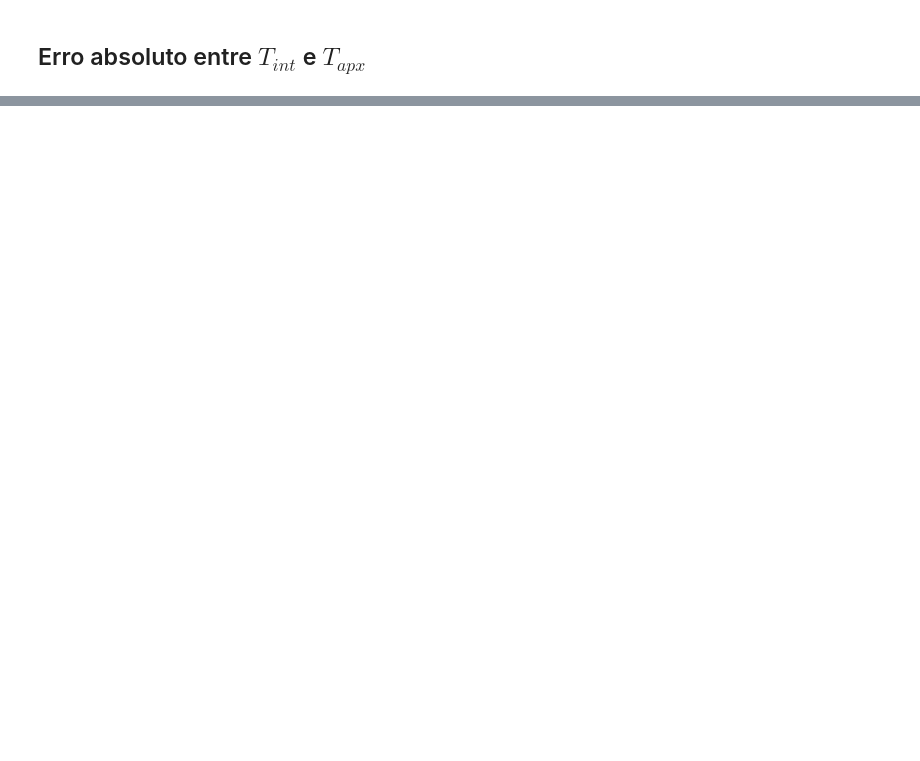
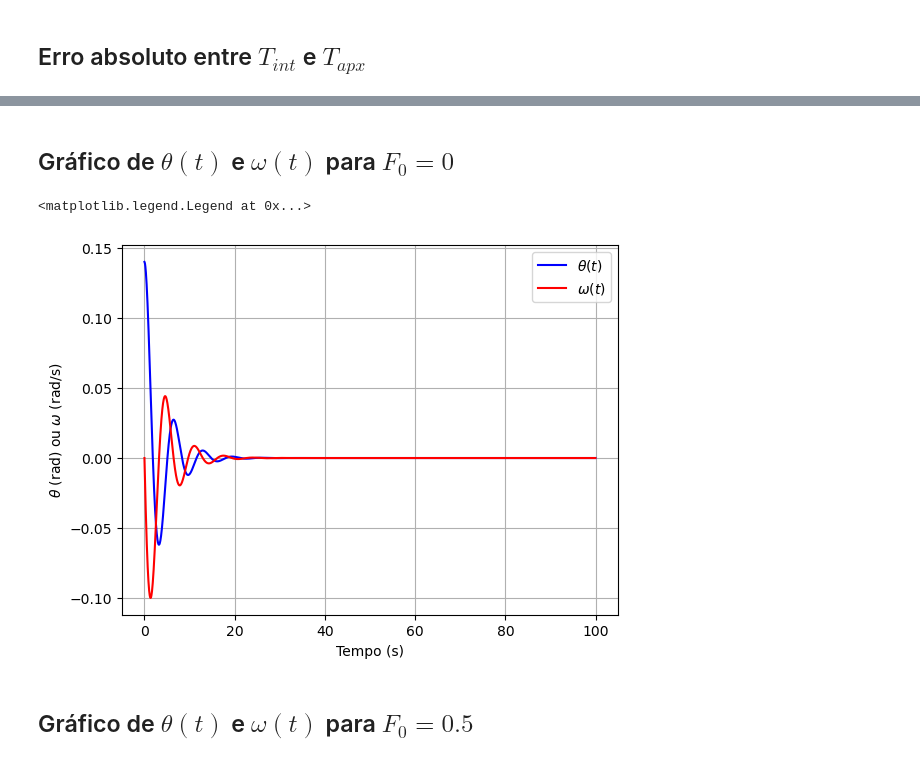
Before and after one commit to brenopelegrin/intro-fiscomp, a Jupyter notebook: projeto-4/tarefa-B/analise.ipynb, the cells around one changed output, grey strips where cells are left out. Drawn from its saved outputs; the diff is of its cells as text; code cells hidden in the pictures; blank space fills up the shorter version.

```diff
--- a/projeto-4/tarefa-B/analise.ipynb
+++ b/projeto-4/tarefa-B/analise.ipynb
@@ -63,0 +97,5 @@ ax3.legend()
+# %%
+df1 = pd.read_csv('./b4_dados_1.csv', sep=',', header=0)
+df2 = pd.read_csv('./b4_dados_2.csv', sep=',', header=0)
+df3 = pd.read_csv('./b4_dados_3.csv', sep=',', header=0)
+df3.head()
@@ -63,0 +109,15 @@ ax3.legend()
+# %% [markdown]
+## Gráfico de $\theta(t)$ e $\omega(t)$ para $F_0 = 0$
+# %%
+f5, ax5 = plt.subplots()
+ax5.plot(df1['t'], df1['theta'], color='blue', label='$\\theta(t)$')
+ax5.plot(df1['t'], df1['w'], color='red', label='$\\omega(t)$')
+ax5.set_xlabel('Tempo (s)')
+ax5.set_ylabel('$\\theta$ (rad) ou $\\omega$ (rad/s)')
+ax5.grid()
+ax5.legend()
+# %% [output]
+<matplotlib.legend.Legend at 0x...>
+[figure, added]
+# %% [markdown]
+## Gráfico de $\theta(t)$ e $\omega(t)$ para $F_0 = 0.5$
```
Also changed, not shown: parts of 19 cells of this notebook, 19 other files.
